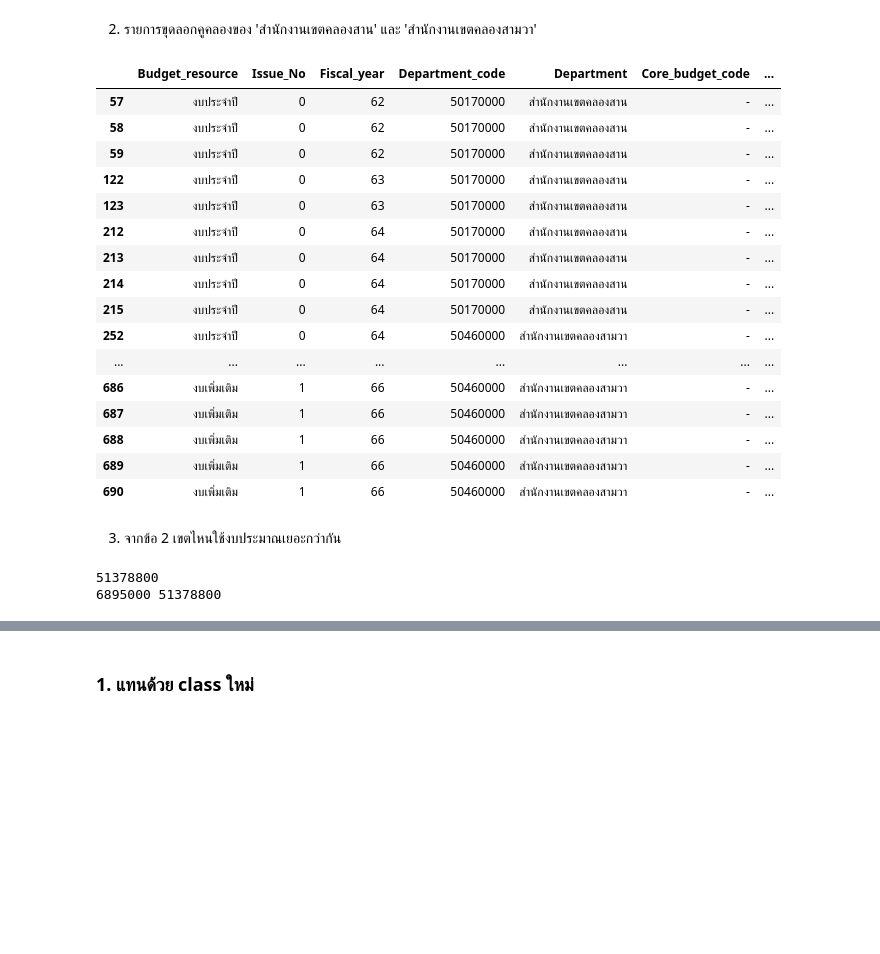
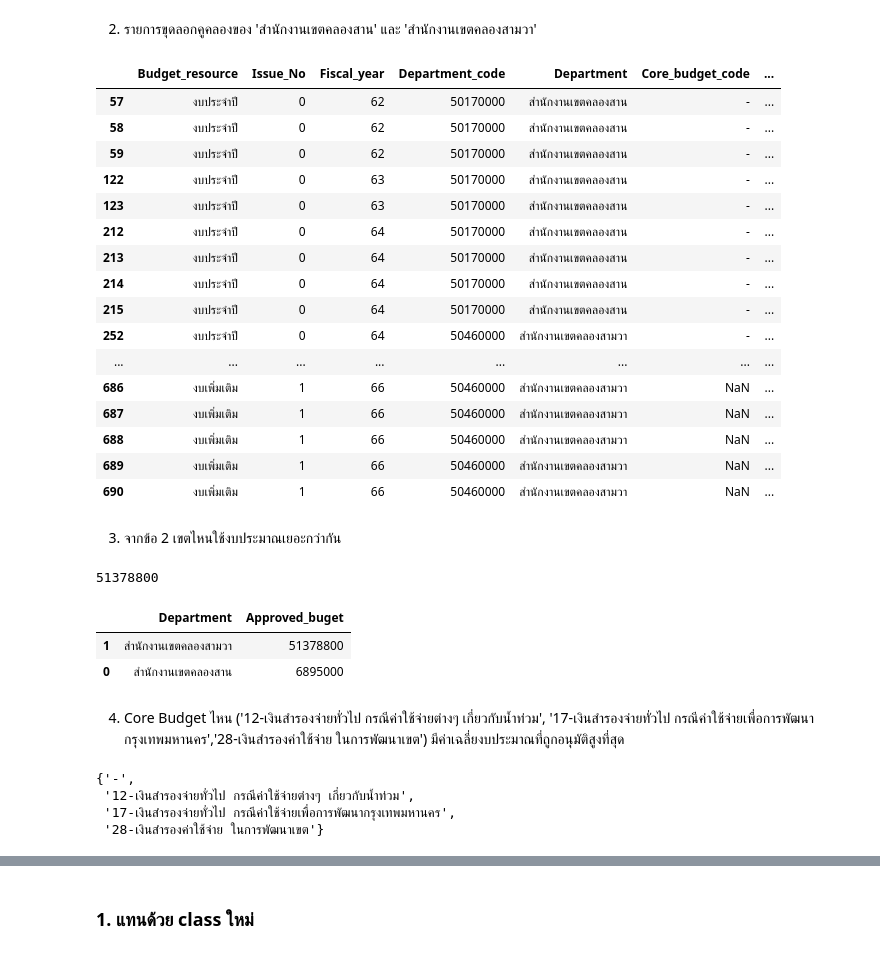
Before and after one commit to puttipongyy/python_dataviz2023, a Jupyter notebook: Pandas101.ipynb, the cells around one changed output, grey strips where cells are left out. Saved outputs shown, nothing was run; the diff lists cells and outputs as text; code cells hidden in the pictures; blank space fills up the shorter version.

```diff
--- a/Pandas101.ipynb
+++ b/Pandas101.ipynb
@@ -953,25 +954,26 @@ data1[(data1['Approved_buget'] == data1['Approved_buget'].max()) | (data1['Appro
 # %% [markdown]
 2.   รายการขุดลอกคูคลองของ 'สำนักงานเขตคลองสาน' และ 'สำนักงานเขตคลองสามวา'
 # %%
-data1[(data1['Department'] == 'สำนักงานเขตคลองสาน') | (data1['Department'] == 'สำนักงานเขตคลองสามวา')]
+data_q2 = data1[(data1['Department'] == 'สำนักงานเขตคลองสาน') | (data1['Department'] == 'สำนักงานเขตคลองสามวา')]
+data_q2
 # %% [output]
 |  | Budget_resource | Issue_No | Fiscal_year | Department_code | Department | Core_budget_code | ... |
 | 57 | งบประจำปี | 0 | 62 | 50170000 | สำนักงานเขตคลองสาน | - | ... |
 | 58 | งบประจำปี | 0 | 62 | 50170000 | สำนักงานเขตคลองสาน | - | ... |
 | 59 | งบประจำปี | 0 | 62 | 50170000 | สำนักงานเขตคลองสาน | - | ... |
 | 122 | งบประจำปี | 0 | 63 | 50170000 | สำนักงานเขตคลองสาน | - | ... |
 | 123 | งบประจำปี | 0 | 63 | 50170000 | สำนักงานเขตคลองสาน | - | ... |
 | 212 | งบประจำปี | 0 | 64 | 50170000 | สำนักงานเขตคลองสาน | - | ... |
 | 213 | งบประจำปี | 0 | 64 | 50170000 | สำนักงานเขตคลองสาน | - | ... |
 | 214 | งบประจำปี | 0 | 64 | 50170000 | สำนักงานเขตคลองสาน | - | ... |
 | 215 | งบประจำปี | 0 | 64 | 50170000 | สำนักงานเขตคลองสาน | - | ... |
 | 252 | งบประจำปี | 0 | 64 | 50460000 | สำนักงานเขตคลองสามวา | - | ... |
 | ... | ... | ... | ... | ... | ... | ... | ... |
-| 686 | งบเพิ่มเติม | 1 | 66 | 50460000 | สำนักงานเขตคลองสามวา | - | ... |
-| 687 | งบเพิ่มเติม | 1 | 66 | 50460000 | สำนักงานเขตคลองสามวา | - | ... |
-| 688 | งบเพิ่มเติม | 1 | 66 | 50460000 | สำนักงานเขตคลองสามวา | - | ... |
-| 689 | งบเพิ่มเติม | 1 | 66 | 50460000 | สำนักงานเขตคลองสามวา | - | ... |
-| 690 | งบเพิ่มเติม | 1 | 66 | 50460000 | สำนักงานเขตคลองสามวา | - | ... |
+| 686 | งบเพิ่มเติม | 1 | 66 | 50460000 | สำนักงานเขตคลองสามวา | NaN | ... |
+| 687 | งบเพิ่มเติม | 1 | 66 | 50460000 | สำนักงานเขตคลองสามวา | NaN | ... |
+| 688 | งบเพิ่มเติม | 1 | 66 | 50460000 | สำนักงานเขตคลองสามวา | NaN | ... |
+| 689 | งบเพิ่มเติม | 1 | 66 | 50460000 | สำนักงานเขตคลองสามวา | NaN | ... |
+| 690 | งบเพิ่มเติม | 1 | 66 | 50460000 | สำนักงานเขตคลองสามวา | NaN | ... |
 # %% [markdown]
 3.   จากข้อ 2 เขตไหนใช้งบประมาณเยอะกว่ากัน
 # %%
@@ -979,7 +981,24 @@ sarn_sum = data1[data1['Department'] == 'สำนักงานเขตคล
 samwa_sum = data1[data1['Department'] == 'สำนักงานเขตคลองสามวา']['Approved_buget'].sum()
 
 print(max(sarn_sum,samwa_sum))
-print(sarn_sum,samwa_sum)
 # %% [output]
 51378800
-6895000 51378800
+# %%
+dfq3 = data_q2.groupby(['Department'], as_index=False)['Approved_buget'].sum().sort_values(by ='Approved_buget', ascending=False)
+#.groupby ใช้จัดกลุ่มที่มีข้อมูลใน column ที่ตรงกัน
+#.sum() ใช้หา ผลรวม
+#.sort_values ใช้จัดเรียงตาม column ที่อยู่ใน by='' ascending = True (default) จากน้อยไปมาก False จากมากไปน้อย
+dfq3
+# %% [output]
+|  | Department | Approved_buget |
+| 1 | สำนักงานเขตคลองสามวา | 51378800 |
+| 0 | สำนักงานเขตคลองสาน | 6895000 |
+# %% [markdown]
+4.   Core Budget ไหน ('12-เงินสำรองจ่ายทั่วไป กรณีค่าใช้จ่ายต่างๆ เกี่ยวกับน้ำท่วม', '17-เงินสำรองจ่ายทั่วไป กรณีค่าใช้จ่ายเพื่อการพัฒนากรุงเทพมหานคร','28-เงินสำรองค่าใช้จ่าย ในการพัฒนาเขต') มีค่าเฉลี่ยงบประมาณที่ถูกอนุมัติสูงที่สุด
+# %%
+set(data1['Core_budget_code'])
+# %% [output]
+{'-',
+ '12-เงินสำรองจ่ายทั่วไป กรณีค่าใช้จ่ายต่างๆ เกี่ยวกับน้ำท่วม',
+ '17-เงินสำรองจ่ายทั่วไป กรณีค่าใช้จ่ายเพื่อการพัฒนากรุงเทพมหานคร',
+ '28-เงินสำรองค่าใช้จ่าย ในการพัฒนาเขต'}
```
Also changed, not shown: parts of 3 cells of this notebook.
